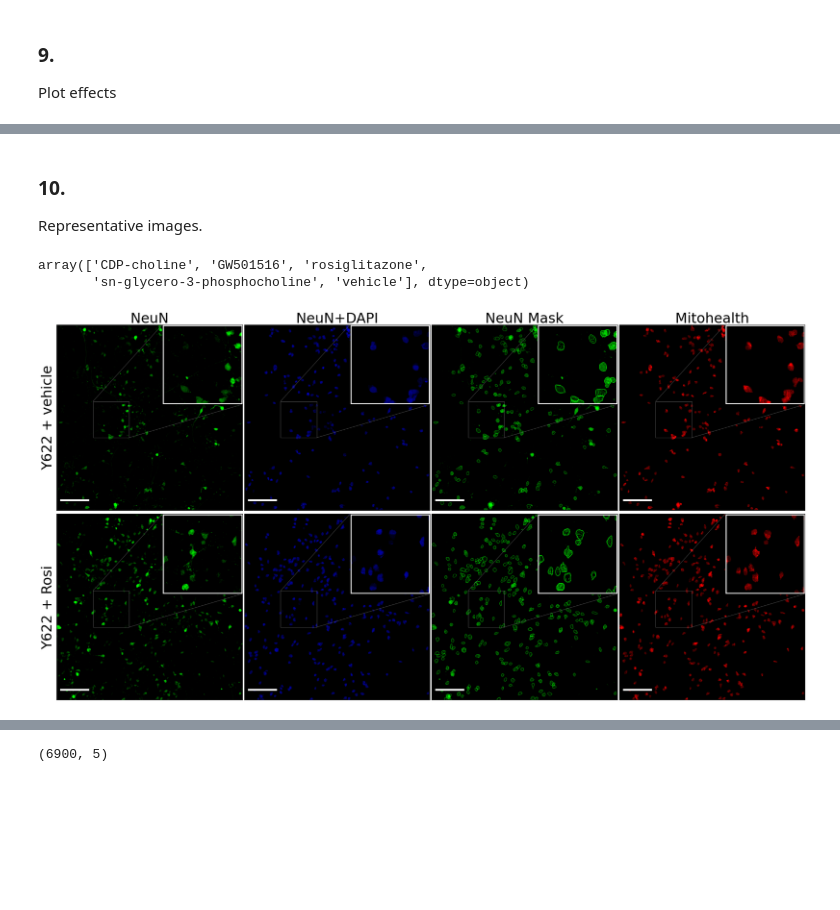
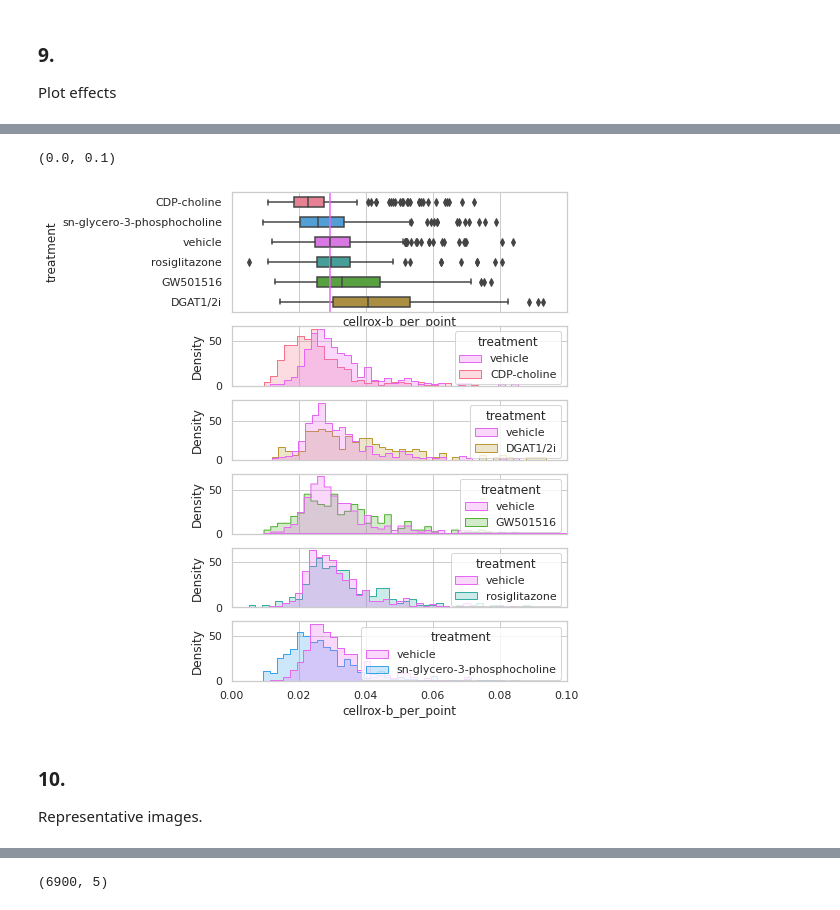
Before and after one commit to djunamay/confocalQuant, a Jupyter notebook: outs/neuronbatch102523_cellrox_out/102523_cellrox.ipynb, the cells around one changed output, grey strips where cells are left out. Drawn from its saved outputs; the diff is of its cells as text; code cells hidden in the pictures; blank space fills up the shorter version.

```diff
--- a/outs/neuronbatch102523_cellrox_out/102523_cellrox.ipynb
+++ b/outs/neuronbatch102523_cellrox_out/102523_cellrox.ipynb
@@ -286,0 +298,6 @@ plot_effect(data, 'condition', 'G2 vehicle', 'G2 CDP-choline', 'mito-b')
+# %%
+plot_all_effects(data_filtered, 'Y622', 'cellrox-b_per_point', 'density', colors)
+plt.xlim(0,0.1)
+# %% [output]
+(0.0, 0.1)
+[figure, added]
@@ -308,6 +351 @@ vehicle_rep = get_rep_im('vehicle', 'Y622', all_files_present, mean_per_conditio
-# %%
-np.unique(data['treatment'])
-# %% [output]
-array(['CDP-choline', 'GW501516', 'rosiglitazone',
-       'sn-glycero-3-phosphocholine', 'vehicle'], dtype=object)
 # %%
@@ -316,39 +353,0 @@ rowlabs = ['Y622 + vehicle', 'Y622 + Rosi']
-# %%
-# get data for a specific ID
-conditions = [vehicle_rep, treat_rep]#vehicle_rep
-fig, axes = plt.subplots(2, 4, figsize=(29, 15))
-fig.subplots_adjust(hspace=0.01, wspace=0.01)  # Adjust the spacing
-
-for i in range(len(conditions)):
-    ID = conditions[i]
-    mat_sele, mask_sele = get_id_data(ID, zi_per_job, Nzi, mat, masks)
-    mask_sele = hide_masks(data, ID, data_filtered, mask_sele)
-
-    # make plots
-    plt0 = get_mean_projections(mat_sele, mask_sele, background_dict={0: 0, 1: 99.5, 2: 0}, gamma_dict={0: .5, 1: .5, 2: .5}, lower_dict={0: 0, 1: 0, 2: 0}, upper_dict={0: 100, 1: 99.9, 2: 100}, channels=[0], order=[2,1,0], mask_channel = [0], maskit=True)
-    plt1 = get_mean_projections(mat_sele, mask_sele, background_dict={0: 0, 1: 99, 2: 0}, gamma_dict={0: .5, 1: .5, 2: .9}, lower_dict={0: 0, 1: 0, 2: 0}, upper_dict={0: 100, 1: 100, 2: 99.9}, channels=[2], order=[2,1,0], mask_channel = [2], maskit=True)
-    d = impose_segmentation(mask_sele, mat_sele, val=1)
-    plt2 = get_mean_projections(d, mask_sele, background_dict={0: 0, 1: 99, 2: 0}, gamma_dict={0: .5, 1: .5, 2: .5}, lower_dict={0: 0, 1: 0, 2: 0}, upper_dict={0: 100, 1: 99.9, 2: 100}, channels=[1], order=[2,1,0], mask_channel = [0], maskit=True)
-    plt3 = get_mean_projections(mat_sele, mask_sele, background_dict={0: 0, 1: 99.5, 2: 0}, gamma_dict={0: .5, 1: .5, 2: .5}, lower_dict={0: 0, 1: 0, 2: 0}, upper_dict={0: 100, 1: 99.9, 2: 100}, channels=[1], order=[2,1,0], mask_channel = [0], maskit=True)
-
-    # get image
-    imgA = AICSImage(path_to_czi_files + all_file_names[ID])
-
-    # show plots
-    plot_axis(axes, plt3, i,0, 100, imgA, collabs, rowlabs)
-    add_inset(axes, i,0, plt3)
-
-    plot_axis(axes, plt2, i,2, 100, imgA, collabs, rowlabs)
-    add_inset(axes, i,2, plt2)
-
-    plot_axis(axes, plt0, i,1, 100, imgA, collabs, rowlabs)
-    add_inset(axes, i,1, plt0)
-
-    plot_axis(axes, plt1, i,3, 100, imgA, collabs, rowlabs)
-    add_inset(axes, i,3, plt1)
-
-
-
-#fig.savefig('test.png')
-# %% [output]
-[figure, removed]
```
Also changed, not shown: parts of 33 cells of this notebook.
